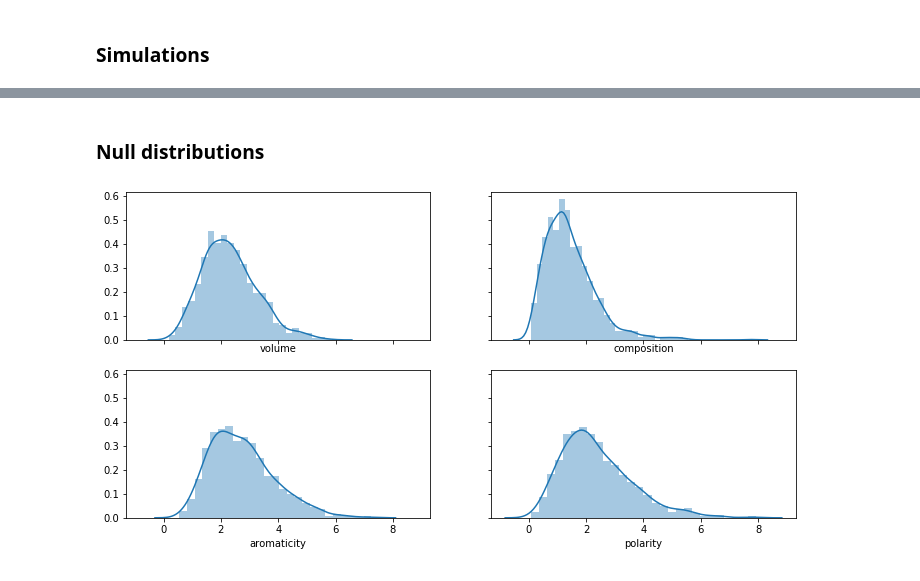
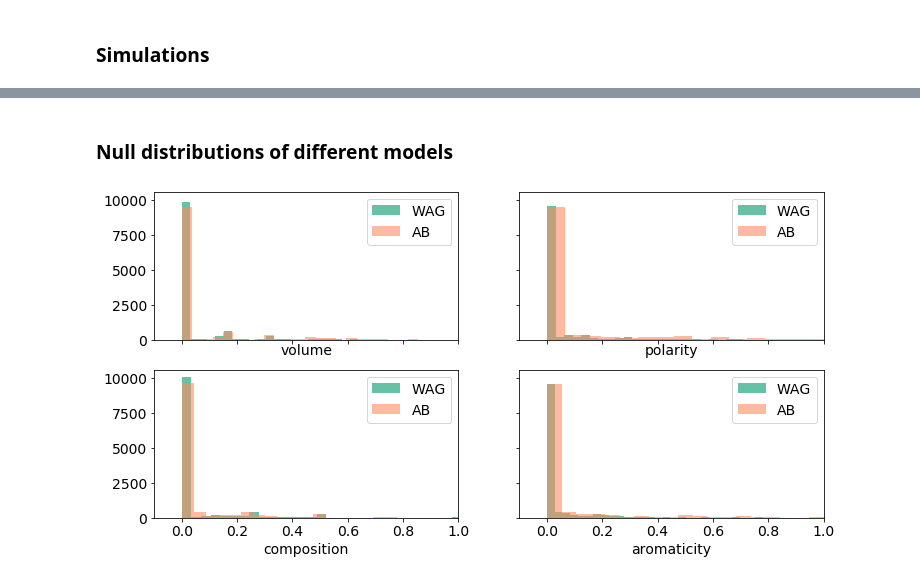
Before and after one commit to vinnub/Ig_SHM, a Jupyter notebook: test_pyvolve.ipynb, the cells around one changed output, grey strips where cells are left out. Drawn from its saved outputs; the diff is of its cells as text; code cells hidden in the pictures.

Commit message:
added functionalities to compute null distrbn, conf int, and observed test statistics

```diff
--- a/test_pyvolve.ipynb
+++ b/test_pyvolve.ipynb
@@ -96,9 +96,23 @@ my_evolver = pyvolve.Evolver(partitions = my_partition, tree = CG_1615.pyvolve_p
-# %%
-CG_1615.simulations = []
-for i in range(100):
-    my_evolver(write_anc = True,
-               ratefile = None,
-               infofile =  None,
-               seqfile =None )
-    simulated_seqs = my_evolver.get_sequences(anc = True)
-    CG_1615.simulations.append(simulated_seqs)
+# %%
+%%time
+null_dist = {}
+num_cores = 50
+n_sim = 100
+for model in ['AB', 'WAG']:
+    # Setup pyvolve model for simulations
+    my_model = pyvolve.Model(model)
+    my_partition = pyvolve.Partition(models = my_model, root_sequence = CG_1615.root_sequence)
+    my_evolver = pyvolve.Evolver(partitions = my_partition, tree = CG_1615.pyvolve_phylogeny)
+
+    # Clear the simulated data already present and do new simulations
+    CG_1615.simulations = []
+    for i in range(n_sim):
+        my_evolver(write_anc = True,
+                   ratefile = None,
+                   infofile =  None,
+                   seqfile =None )
+        simulated_seqs = my_evolver.get_sequences(anc = True)
+        CG_1615.simulations.append(simulated_seqs)
+
+    # Get null distribution from simulated data
+    null_dist[model] = CG_1615.sims_to_null_dists_parallel( Delta, cpus=num_cores,)
@@ -105,2 +122,2 @@ for i in range(100):
 # %% [markdown]
-### Null distributions
+### Null distributions of different models
@@ -109,9 +126,12 @@ null_dists = CG_1615.sims_to_null_dists(Delta)
 # %%
-#AB
 fig, axs = plt.subplots(2, 2, figsize = (12,6), sharex=True, sharey=True)
 axs = axs.ravel()
-for i, a_property in enumerate(['volume', 'composition','aromaticity', 'polarity']):
-    sns.distplot(null_dists.loc[a_property], ax = axs[i],)
-    #axs[i].set_title(a_property)
+for i, a_property in enumerate(['volume', 'polarity', 'composition', 'aromaticity']):
+    sns.distplot(null_dist['WAG'].loc[a_property], ax = axs[i],label = 'WAG', color=model_colors[0],
+                 hist_kws={'alpha':1, 'density' : False} , kde = False, )
+    sns.distplot(null_dist['AB'].loc[a_property], ax = axs[i], label = 'AB',  color=model_colors[1],
+                 hist_kws={'alpha':0.6, 'density' : False}, kde = False)
+    axs[i].set_xlim(-0.1, 1.0)
+    axs[i].legend()
 # %% [output]
-[figure, old version]
+[figure, new version]
```
Also changed, not shown: parts of 15 cells of this notebook, 1 other file.
